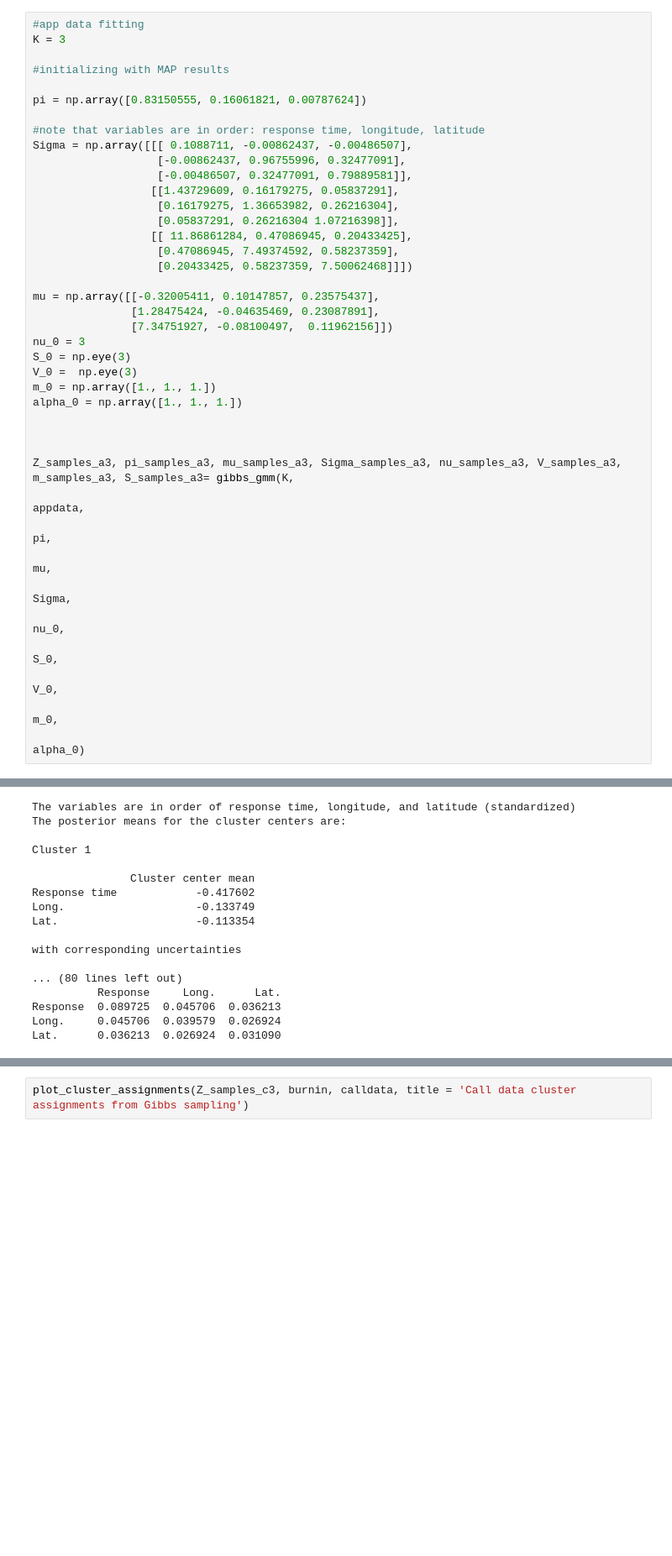
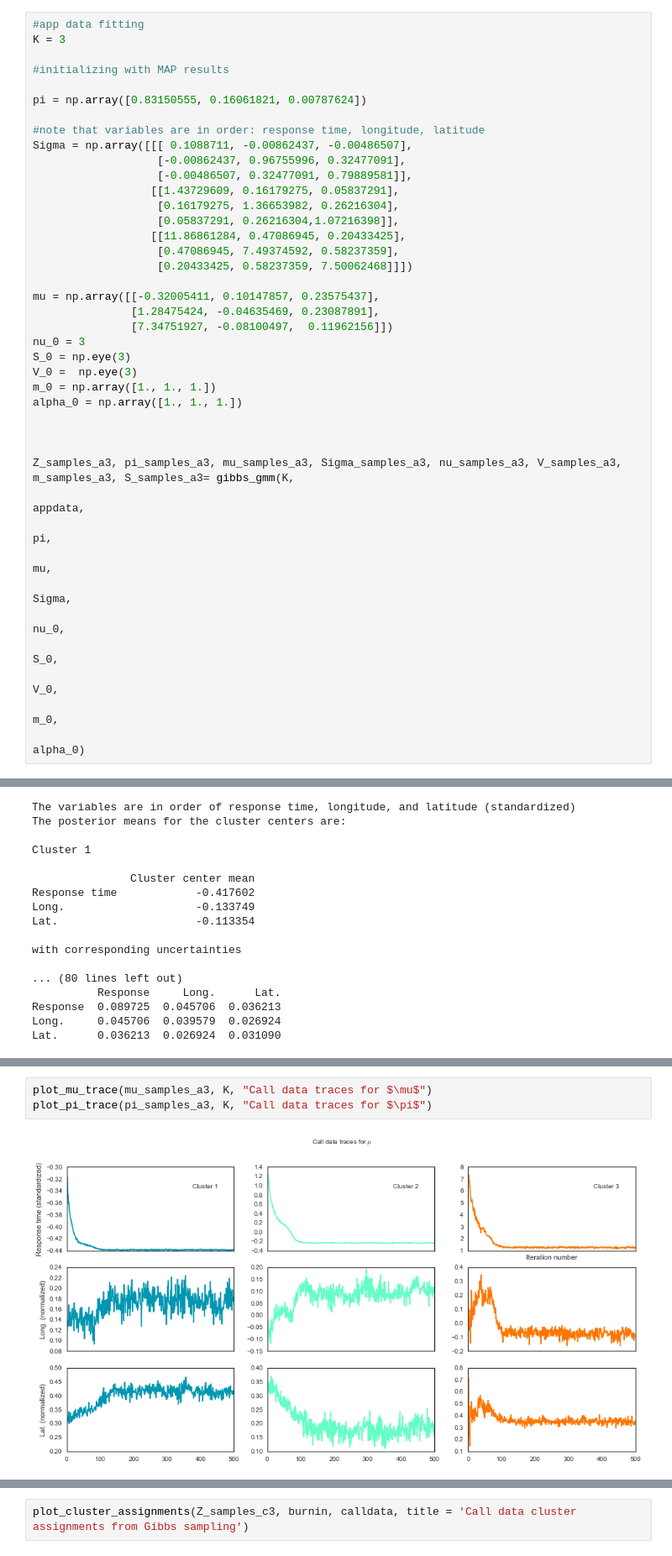
Before and after one commit to onefishy/Boston311, a Jupyter notebook: Code/gibbswithcomments.ipynb, the cells around one changed output, grey strips where cells are left out. Shown at 84% size. Drawn from its saved outputs; the diff is of its cells as text; blank space fills up the shorter version.

```diff
--- a/Code/gibbswithcomments.ipynb
+++ b/Code/gibbswithcomments.ipynb
@@ -369,8 +379,8 @@ Sigma = np.array([[[ 0.1088711, -0.00862437, -0.00486507],
                    [-0.00486507, 0.32477091, 0.79889581]],
                   [[1.43729609, 0.16179275, 0.05837291],
                    [0.16179275, 1.36653982, 0.26216304],
-                   [0.05837291, 0.26216304 1.07216398]],
-                  [[ 11.86861284, 0.47086945, 0.20433425],
+                   [0.05837291, 0.26216304,1.07216398]],
+                  [[11.86861284, 0.47086945, 0.20433425],
                    [0.47086945, 7.49374592, 0.58237359],
                    [0.20433425, 0.58237359, 7.50062468]]])
 
@@ -566,0 +600,5 @@ Lat.      0.036213  0.026924  0.031090
+# %%
+plot_mu_trace(mu_samples_a3, K, "Call data traces for $\mu$")
+plot_pi_trace(pi_samples_a3, K, "Call data traces for $\pi$")
+# %% [output]
+[figure, added]
```
Also changed, not shown: parts of 21 cells of this notebook.
